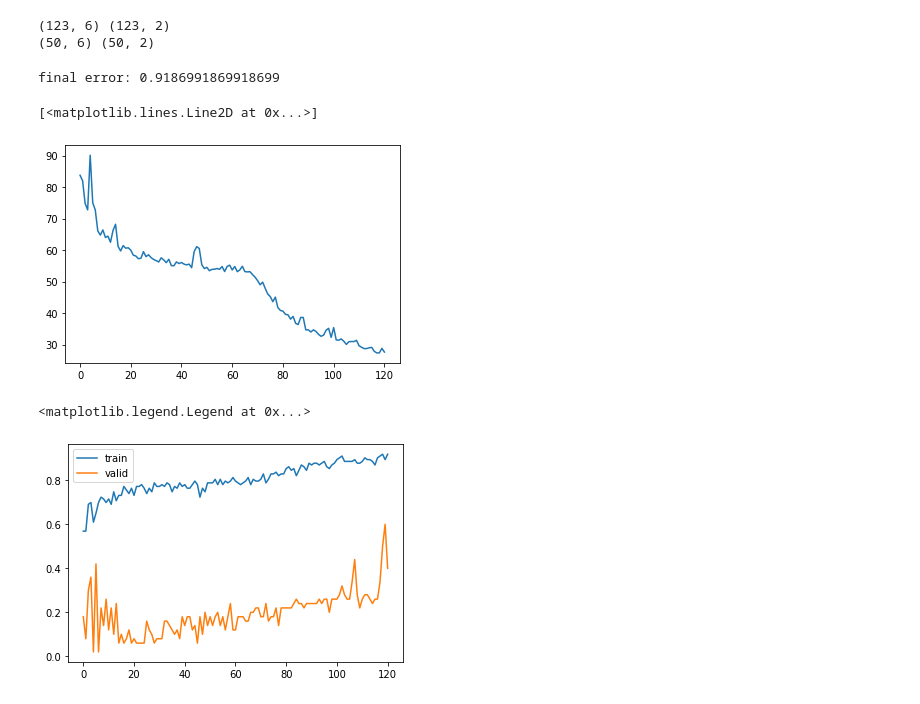
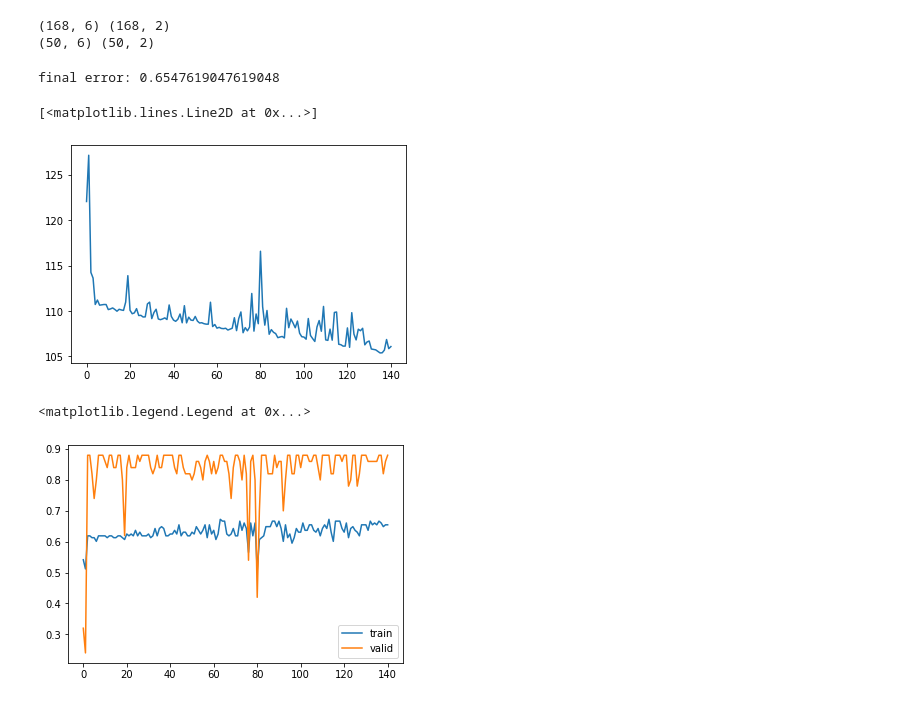
Before and after one commit to sd3ntato/ML-Project, a Jupyter notebook: MONK.ipynb, the cells around one changed output. Saved outputs shown, nothing was run; the diff lists cells and outputs as text; code cells hidden in the pictures.

```diff
--- a/MONK.ipynb
+++ b/MONK.ipynb
@@ -11,9 +11,9 @@ import pickle
 tr_files=['monk_tests/monks-'+str(i+1)+'.train' for i in range(3)]
 te_files=['monk_tests/monks-'+str(i+1)+'.test' for i in range(3)]
 
-nfile=0
+nfile=1
 
-tr_data = pd.read_csv(tr_files[nfile],sep=' ',index_col=8)
+tr_data = pd.read_csv(tr_files[nfile],sep=' ',index_col=8).sample(frac=1)
 tr_data = tr_data.drop(columns = tr_data.columns[0])
 tr_data = tr_data.to_numpy()
 
@@ -33,30 +33,30 @@ tex = te_data[50:,1:]
 print(tx.shape, ty.shape)
 print(vx.shape, vy.shape)
 # %% [output]
-(123, 6) (123, 2)
+(168, 6) (168, 2)
 (50, 6) (50, 2)
 # %%
-n = MLP(  Nodes=[6,5,2], f='relu', f_out='softmax')
+n = MLP(  Nodes=[6,10,10,2], f='relu', f_out='softmax')
 # %%
-n.train(tx, ty, 1e-02,
+n.train(tx, ty, 3e-03,
   a = 9e-01,
   l = 1e-9,
   val_x = vx,
   val_y = vy,
   max_epochs = 200,
   tresh = 0.01,
   measure_interval = 20,
-  bs=10 )
+  bs=20 )
 
 plt.plot(n.loss_history)
 # %% [output]
-final error: 0.9186991869918699
+final error: 0.6547619047619048
 [<matplotlib.lines.Line2D at 0x...>]
-[figure, old version]
+[figure, new version]
 # %%
 plt.plot(n.train_history,label = 'train')
 plt.plot(n.valid_history,label = 'valid')
 plt.legend()
 # %% [output]
 <matplotlib.legend.Legend at 0x...>
-[figure, old version]
+[figure, new version]
```
Also changed, not shown: parts of 1 cell of this notebook, 2 other files.
